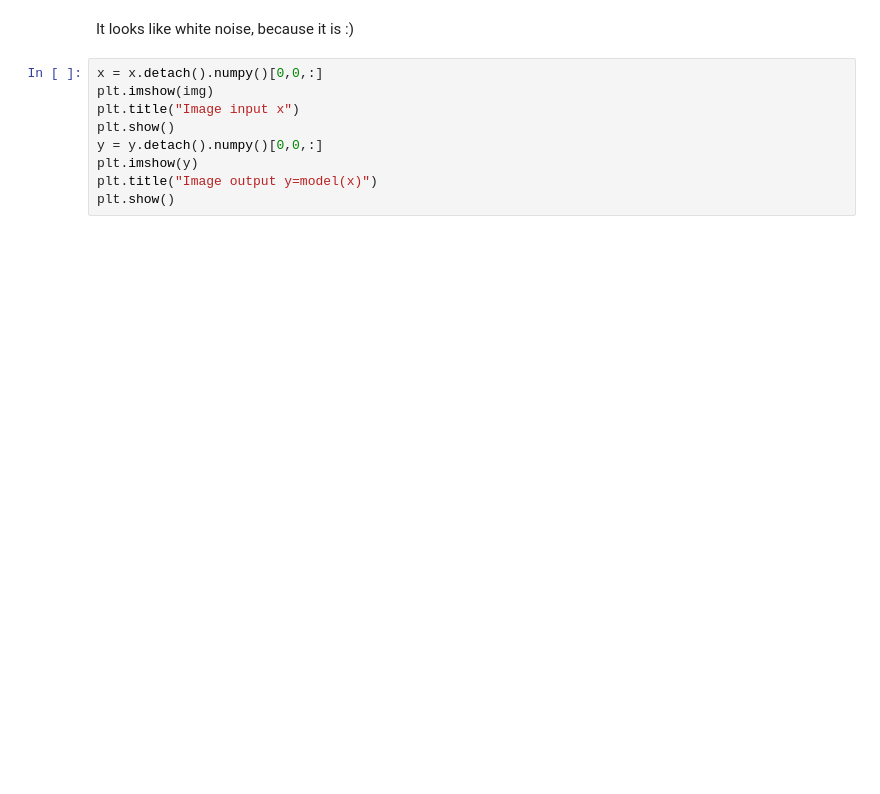
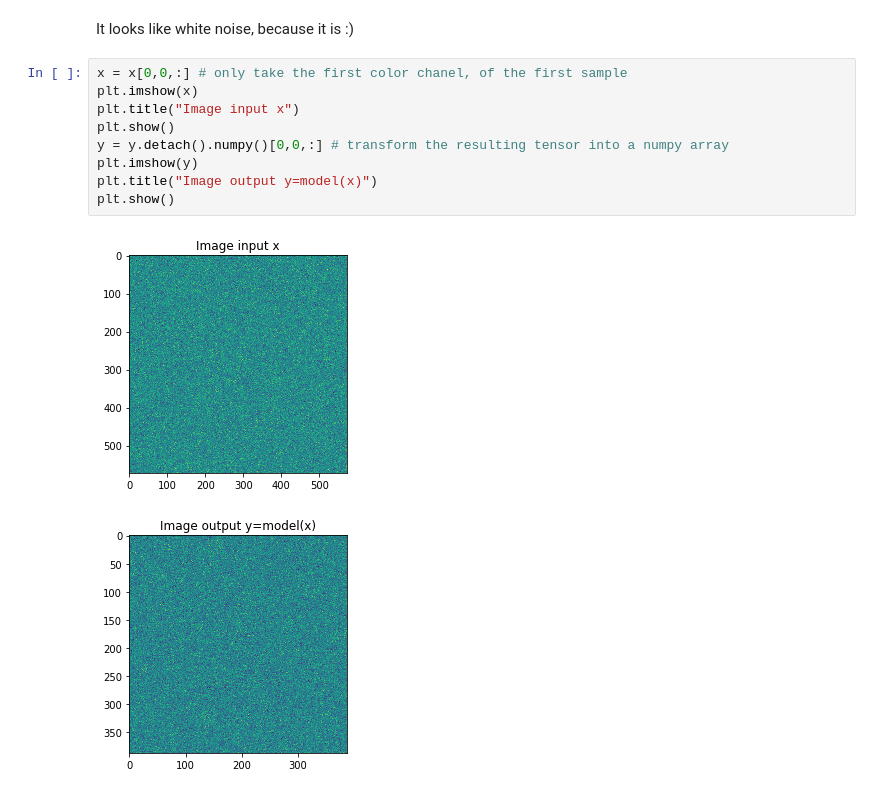
Before and after one commit to riccardocadei/photovoltaic-detection, a Jupyter notebook: model/model.ipynb, the cells around one changed output. Cells and saved outputs as stored; diff of their text form; blank space fills up the shorter version.

Commit message:
Added a run of the notebook
I ran the notebook so we have some images lol

```diff
--- a/model/model.ipynb
+++ b/model/model.ipynb
@@ -22,11 +45,14 @@ print(y.shape,x.shape)
 # %% [markdown]
 It looks like white noise, because it is :)
 # %%
-x = x.detach().numpy()[0,0,:]
-plt.imshow(img)
+x = x[0,0,:] # only take the first color chanel, of the first sample
+plt.imshow(x)
 plt.title("Image input x")
 plt.show()
-y = y.detach().numpy()[0,0,:]
+y = y.detach().numpy()[0,0,:] # transform the resulting tensor into a numpy array
 plt.imshow(y)
 plt.title("Image output y=model(x)")
 plt.show()
+# %% [output]
+[figure, added]
+[figure, added]
```
Also changed, not shown: parts of 3 cells of this notebook.
